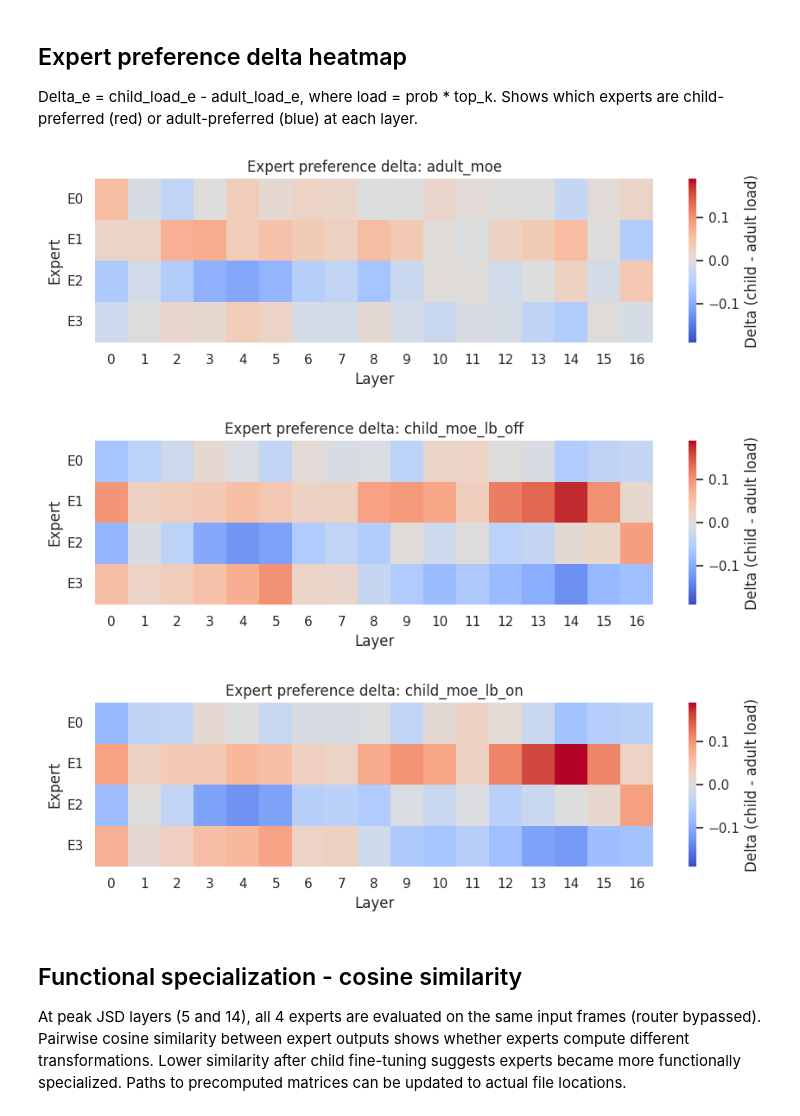
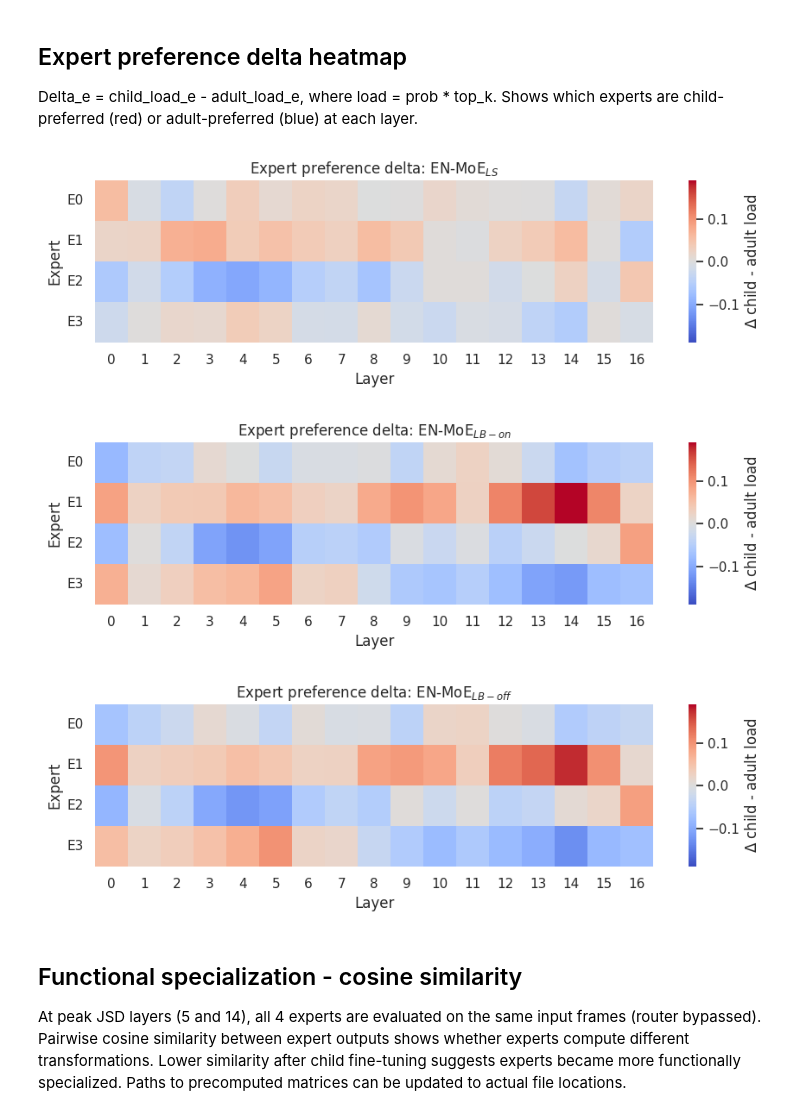
Before and after one commit to a-sasin/inclusive-asr-moe, a Jupyter notebook: analysis/routing/english_analysis.ipynb, the cells around one changed output. Saved outputs shown, nothing was run; the diff lists cells and outputs as text; code cells hidden in the pictures.

```diff
--- a/analysis/routing/english_analysis.ipynb
+++ b/analysis/routing/english_analysis.ipynb
@@ -56,7 +56,17 @@ YODAS_CSVS = {
 COSINE_NPZ = ROUTING_DIR / "expert_output_similarity.npz"
 
 # --- Constants ---
-MODEL_NAMES = ["adult_moe", "child_moe_lb_off", "child_moe_lb_on"]
+MODEL_NAMES = ["adult_moe", "child_moe_lb_on", "child_moe_lb_off"]
+
+MODEL_DISPLAY_NAMES = {
+    "adult_moe": r"EN-MoE$_{LS}$",
+    "child_moe_lb_on": r"EN-MoE$_{LB-on}$",
+    "child_moe_lb_off": r"EN-MoE$_{LB-off}$",
+}
+
+def model_label(model_key: str) -> str:
+    return MODEL_DISPLAY_NAMES.get(model_key, model_key)
+
 NUM_LAYERS = 17
 NUM_EXPERTS = 4
 TOP_K = 2
@@ -385,47 +440,70 @@ delta_by_model = {}
 
 for name, model_dist in distributions.items():
     mat = np.full((NUM_EXPERTS, NUM_LAYERS), np.nan)
+
     for layer in range(NUM_LAYERS):
         ld = model_dist.get(layer, {})
         adult = ld.get("adult")
         child = ld.get("child")
+
         if adult is None or child is None:
             continue
+
         mat[:, layer] = (child - adult) * TOP_K
+
     delta_by_model[name] = mat
 
+
 # Shared symmetric color scale across all models
-max_abs = max((np.nanmax(np.abs(m)) for m in delta_by_model.values()), default=0.0)
+max_abs = max(
+    (np.nanmax(np.abs(m)) for m in delta_by_model.values()),
+    default=0.0,
+)
+
 if max_abs == 0:
     max_abs = 1e-6
 
+
 for name in MODEL_NAMES:
     mat = delta_by_model.get(name)
+
     if mat is None:
         continue
+
     fig, ax = plt.subplots(figsize=(9, 3))
+
     sns.heatmap(
         mat,
         cmap="coolwarm",
         center=0,
         vmin=-max_abs,
         vmax=max_abs,
         ax=ax,
-        cbar_kws={"label": "Delta (child - adult load)"},
+        cbar_kws={"label": r"$\Delta$ child - adult load"},
     )
+
     ax.set_xlabel("Layer")
     ax.set_ylabel("Expert")
-    ax.set_title(f"Expert preference delta: {name}")
+
+    # Changed: use thesis/report model name instead of raw internal key
+    ax.set_title(f"Expert preference delta: {model_label(name)}")
+
     ax.set_xticks(np.arange(NUM_LAYERS) + 0.5)
     ax.set_xticklabels(range(NUM_LAYERS))
+
+    ax.set_yticks(np.arange(NUM_EXPERTS) + 0.5)
     ax.set_yticklabels([f"E{i}" for i in range(NUM_EXPERTS)], rotation=0)
+
     plt.tight_layout()
-    plt.savefig(OUTPUT_DIR / f"delta_heatmap_{name}.png", dpi=150)
+
+    # Keep filename using raw key so files do not overwrite each other
+    plt.savefig(OUTPUT_DIR / f"delta_heatmap_{name}.png", dpi=300)
+
     plt.show()
 # %% [output]
-[figure, old version]
+[figure, new version]
-[figure, old version]
+[figure, new version]
-[figure, old version]
+[figure, new version]
 # %% [markdown]
 ## Functional specialization - cosine similarity
 
```
Also changed, not shown: parts of 4 cells of this notebook, 6 other files.
